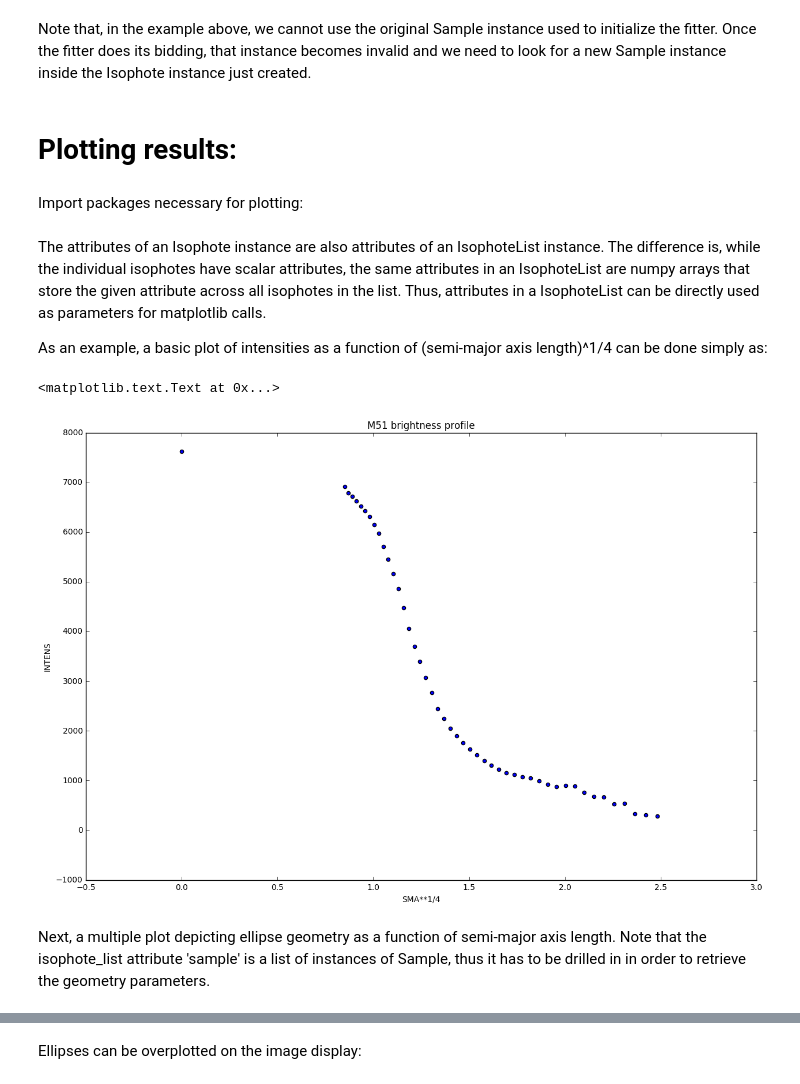
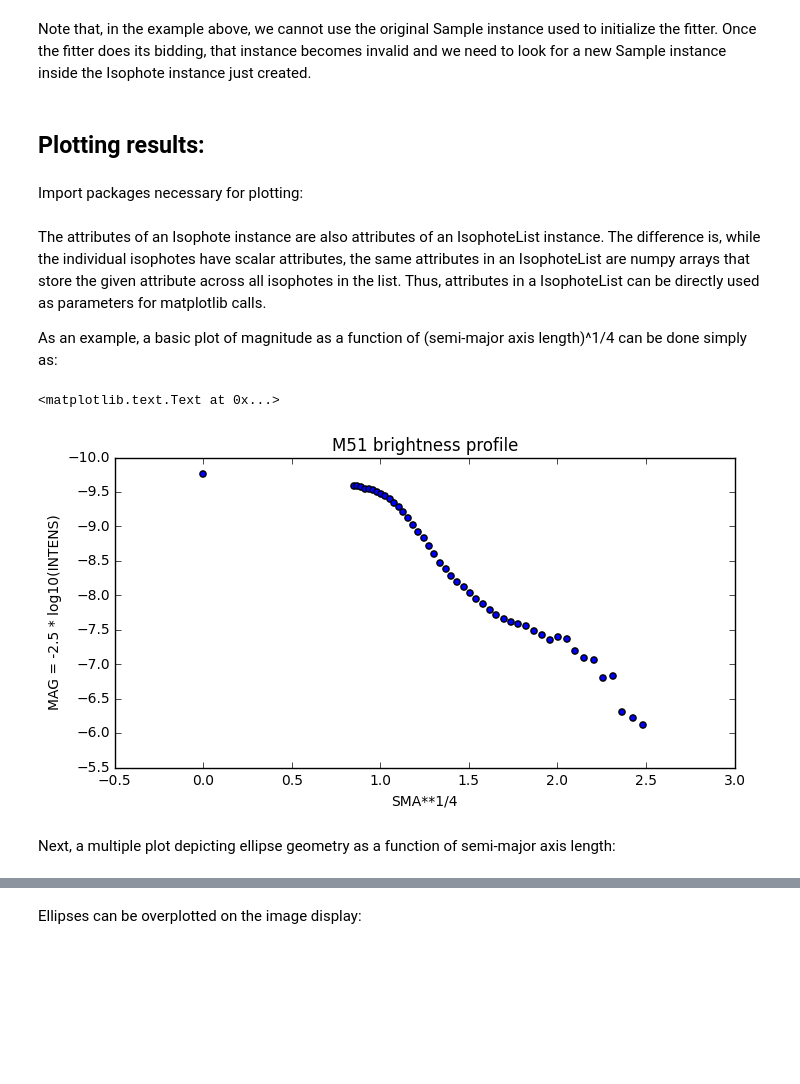
Before and after one commit to ibusko/isophote, a Jupyter notebook: docs/notebooks/example1.ipynb, the cells around one changed output, grey strips where cells are left out. Saved outputs shown, nothing was run; the diff lists cells and outputs as text; code cells hidden in the pictures; blank space fills up the shorter version.

```diff
--- a/docs/notebooks/example1.ipynb
+++ b/docs/notebooks/example1.ipynb
@@ -149,27 +149,28 @@ array([ 310.7240101 ,  259.83766753,  227.50348849,  227.77195149])
 # %% [markdown]
 Note that, in the example above, we cannot use the original Sample instance used to initialize the fitter. Once the fitter does its bidding, that instance becomes invalid and we need to look for a new Sample instance inside the Isophote instance just created.
 # %% [markdown]
-# Plotting results:
+## Plotting results:
 # %% [markdown]
 Import packages necessary for plotting:
 # %%
-import numpy as np
 import matplotlib.pyplot as plt
 %matplotlib inline
-plt.rcParams['figure.figsize'] = (15.0, 10.0)
 # %% [markdown]
 The attributes of an Isophote instance are also attributes of an IsophoteList instance. The difference is, while the individual isophotes have scalar attributes, the same attributes in an IsophoteList are numpy arrays that store the given attribute across all isophotes in the list. Thus, attributes in a IsophoteList can be directly used as parameters for matplotlib calls.
 
-As an example, a basic plot of intensities as a function of (semi-major axis length)^1/4 can be done simply as:
+As an example, a basic plot of magnitude as a function of (semi-major axis length)^1/4 can be done simply as:
 # %%
-plt.scatter(isophote_list.sma**0.25, isophote_list.intens)
+plt.rcParams['figure.figsize'] = (8.0, 4.0)
+
+plt.scatter(isophote_list.sma**0.25, -2.5*np.log10(isophote_list.intens))
 
 plt.xlabel('SMA**1/4')
-plt.ylabel('INTENS')
+plt.ylabel('MAG = -2.5 * log10(INTENS)')
+plt.gca().invert_yaxis()
 plt.title("M51 brightness profile")
 # %% [output]
 <matplotlib.text.Text at 0x...>
-[figure, old version]
+[figure, new version]
 # %% [markdown]
-Next, a multiple plot depicting ellipse geometry as a function of semi-major axis length. Note that the isophote_list attribute 'sample' is a list of instances of Sample, thus it has to be drilled in in order to retrieve the geometry parameters.
+Next, a multiple plot depicting ellipse geometry as a function of semi-major axis length:
 # %%
```
Also changed, not shown: parts of 5 cells of this notebook, 2 other files.
